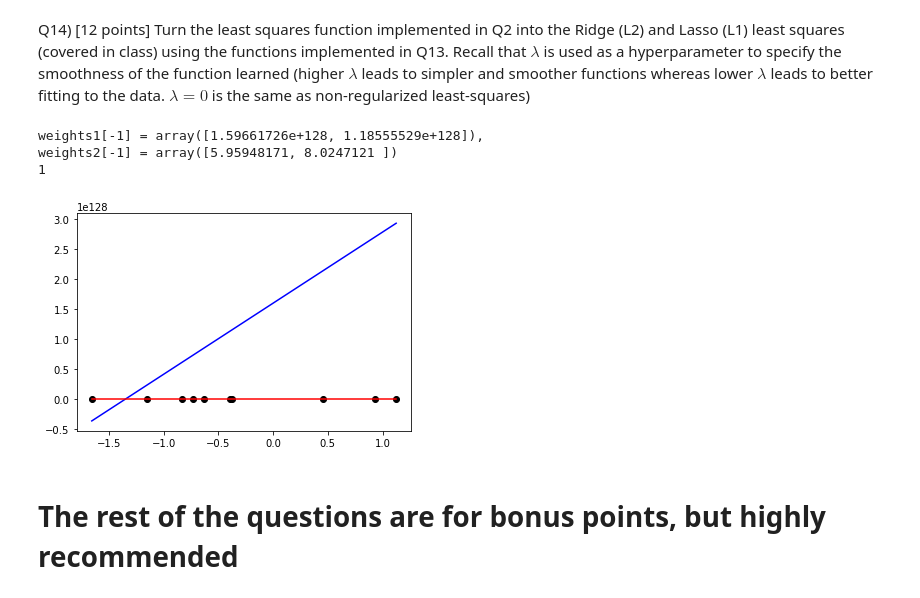
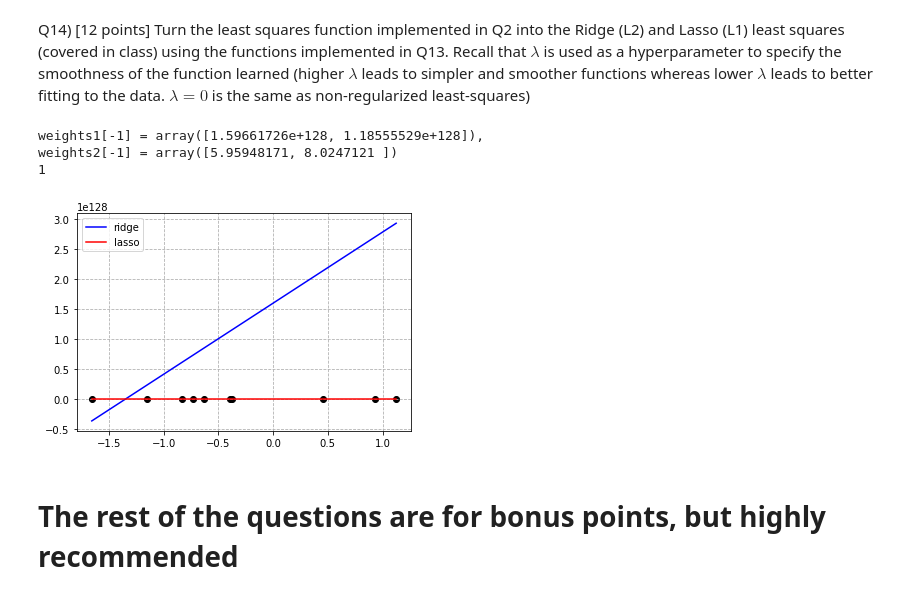
Before and after one commit to lostflux/machine-learning, a Jupyter notebook: HW2/HW2.ipynb, the cells around one changed output. Cells and saved outputs as stored; diff of their text form; code cells hidden in the pictures.

```diff
--- a/HW2/HW2.ipynb
+++ b/HW2/HW2.ipynb
@@ -289,36 +286,38 @@ def gradient_descent(g, alpha, lmbda, max_its, w, x, y):
     # 1. iterate
     for step in range(max_its):
 
         # 2. step
         w -= alpha * gradient(w, x, y, lmbda)
 
         # 3. record
         cost_history.append(g(w, x, y, lmbda))
         weight_history.append(w)
 
     return weight_history, cost_history
 
 max_its = 100
 alpha = 0.1
 lmbda = 100
 weights1, costs1 = gradient_descent(ridge, alpha, lmbda, max_its, np.array([1.0, 1.0]), x, y)
 weights2, costs2 = gradient_descent(lasso, alpha, lmbda, max_its, np.array([1.0, 1.0]), x, y)
 
 s = np.linspace(np.min(x),np.max(x))
 
 print(f"{weights1[-1] = },\n{weights2[-1] = }")
 ys1 = model(s, weights1[-1])
 ys2 = model(s, weights2[-1])
 plt.scatter(x, y, color="black")
 print(len(y))
-plt.plot(s, ys1, color='blue')
-plt.plot(s, ys2, color='red')
+plt.plot(s, ys1, color="blue", label="ridge")
+plt.plot(s, ys2, color="red", label="lasso")
+plt.grid(linestyle="--")
+plt.legend(loc="upper left")
 plt.show()
 # %% [output]
 weights1[-1] = array([1.59661726e+128, 1.18555529e+128]),
 weights2[-1] = array([5.95948171, 8.0247121 ])
 1
-[figure, old version]
+[figure, new version]
 # %% [markdown]
 # The rest of the questions are for bonus points, but highly recommended
 # %% [markdown]
```
Also changed, not shown: parts of 4 cells of this notebook.
